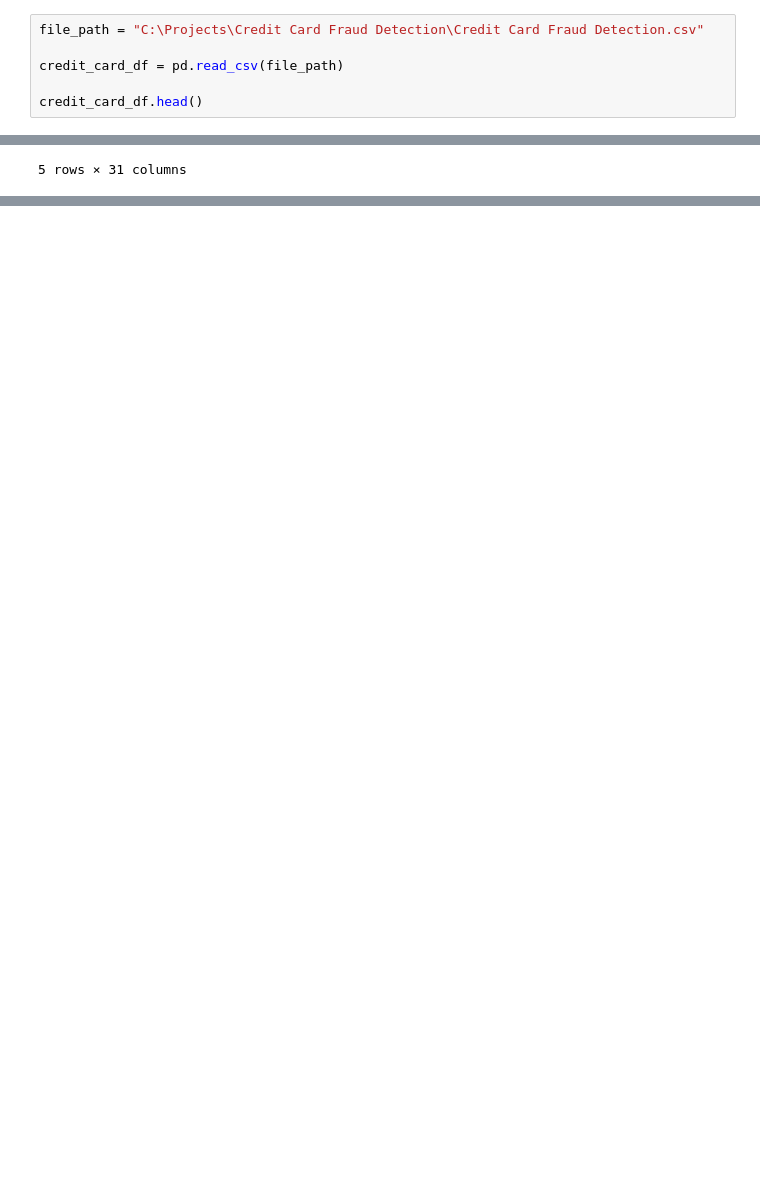
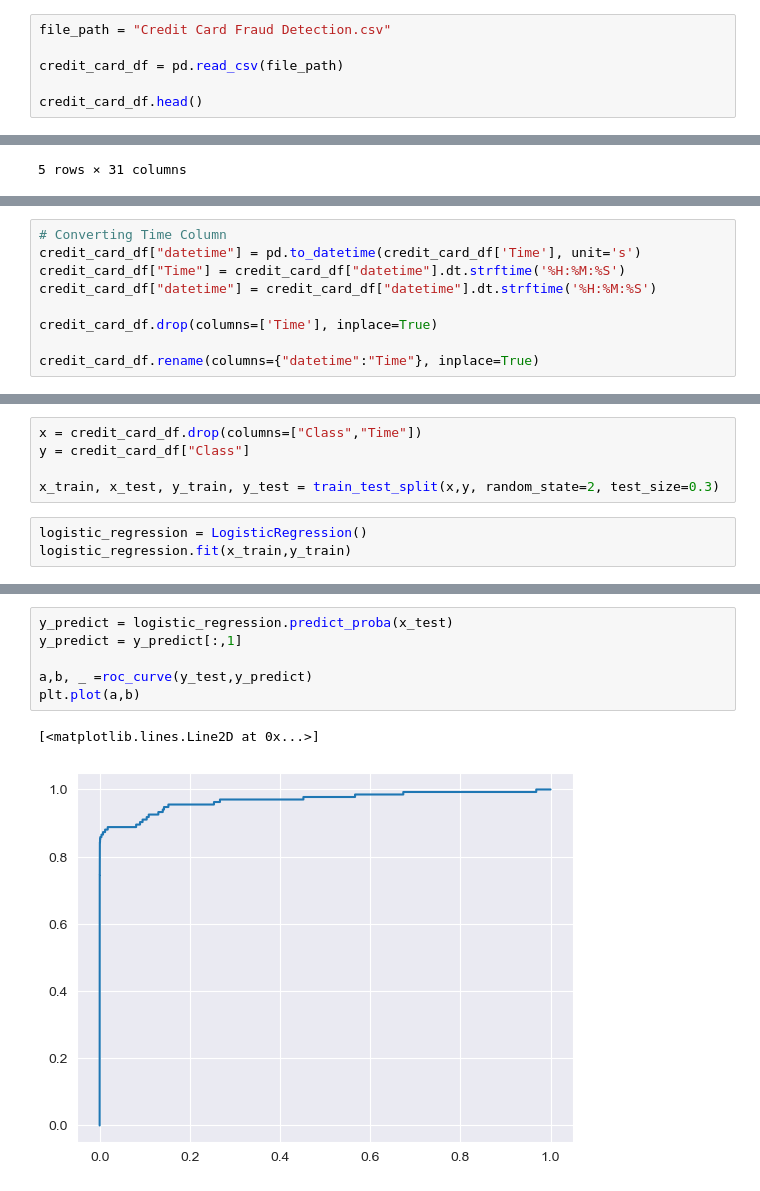
Before and after one commit to dhrubaseal/Credit-Card-Fraud-Detection, a Jupyter notebook: Credit Card Fraud Detection.ipynb, the cells around one changed output, grey strips where cells are left out. Saved outputs shown, nothing was run; the diff lists cells and outputs as text; blank space fills up the shorter version.

```diff
--- a/Credit Card Fraud Detection.ipynb
+++ b/Credit Card Fraud Detection.ipynb
@@ -9,7 +7,7 @@ from sklearn.linear_model import LogisticRegression
 from sklearn.metrics import roc_auc_score, roc_curve
 %matplotlib inline
 # %%
-file_path = "C:\Projects\Credit Card Fraud Detection\Credit Card Fraud Detection.csv"
+file_path = "Credit Card Fraud Detection.csv"
 
 credit_card_df = pd.read_csv(file_path)
 
@@ -24,0 +97,9 @@ credit_card_df.head()
+# %%
+# Converting Time Column
+credit_card_df["datetime"] = pd.to_datetime(credit_card_df['Time'], unit='s')
+credit_card_df["Time"] = credit_card_df["datetime"].dt.strftime('%H:%M:%S')
+credit_card_df["datetime"] = credit_card_df["datetime"].dt.strftime('%H:%M:%S')
+
+credit_card_df.drop(columns=['Time'], inplace=True)
+
+credit_card_df.rename(columns={"datetime":"Time"}, inplace=True)
@@ -24,0 +143,8 @@ credit_card_df.head()
+# %%
+x = credit_card_df.drop(columns=["Class","Time"])
+y = credit_card_df["Class"]
+
+x_train, x_test, y_train, y_test = train_test_split(x,y, random_state=2, test_size=0.3)
+# %%
+logistic_regression = LogisticRegression()
+logistic_regression.fit(x_train,y_train)
@@ -24,0 +160,9 @@ credit_card_df.head()
+# %%
+y_predict = logistic_regression.predict_proba(x_test)
+y_predict = y_predict[:,1]
+
+a,b, _ =roc_curve(y_test,y_predict)
+plt.plot(a,b)
+# %% [output]
+[<matplotlib.lines.Line2D at 0x...>]
+[figure, added]
```
Also changed, not shown: parts of 11 cells of this notebook.
